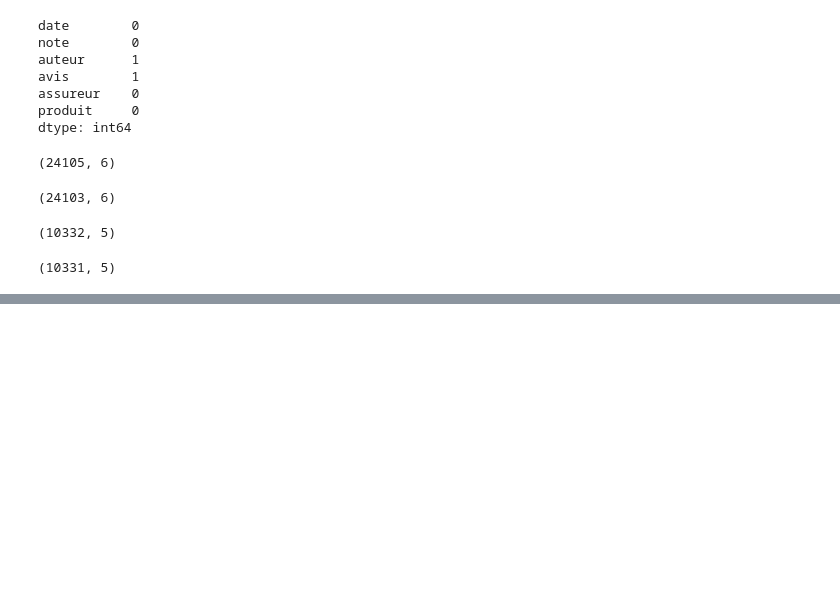
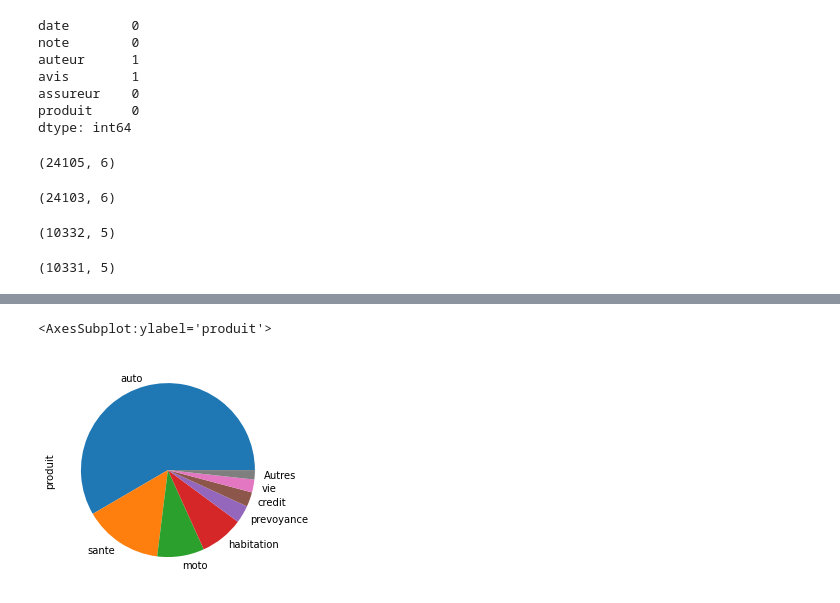
Before and after one commit to NandyBa/NLP-Project2, a Jupyter notebook: Analysis.ipynb, the cells around one changed output, grey strips where cells are left out. Cells and saved outputs as stored; diff of their text form; code cells hidden in the pictures; blank space fills up the shorter version.

```diff
--- a/Analysis.ipynb
+++ b/Analysis.ipynb
@@ -63,0 +198,7 @@ df_test.dropna(axis=0).shape
+# %%
+df_plot = filter_percent_threshold(df, 'produit', 0.02)
+df_plot.produit.value_counts(normalize=True).plot.pie()
+#plt.savefig('Analyse-produit.png')
+# %% [output]
+<AxesSubplot:ylabel='produit'>
+[figure, added]
```
Also changed, not shown: parts of 18 cells of this notebook, 2 other files.
